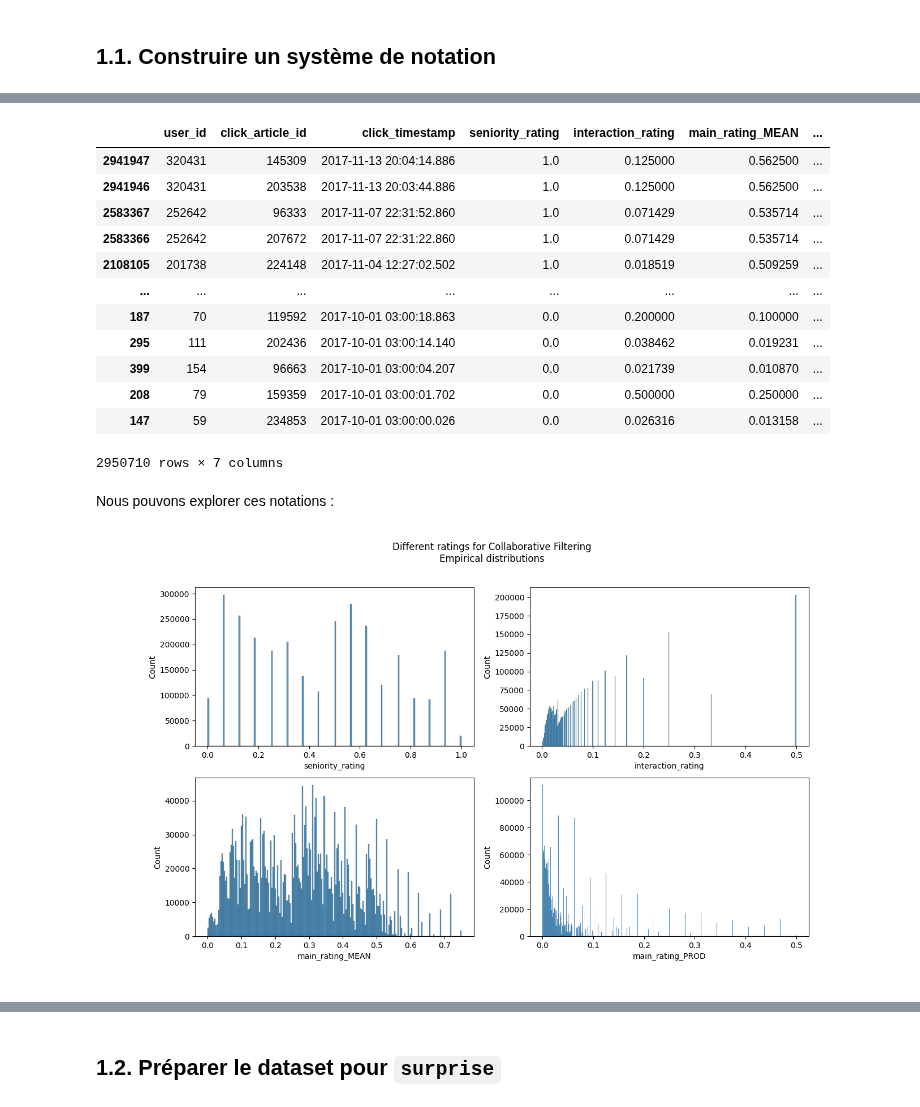
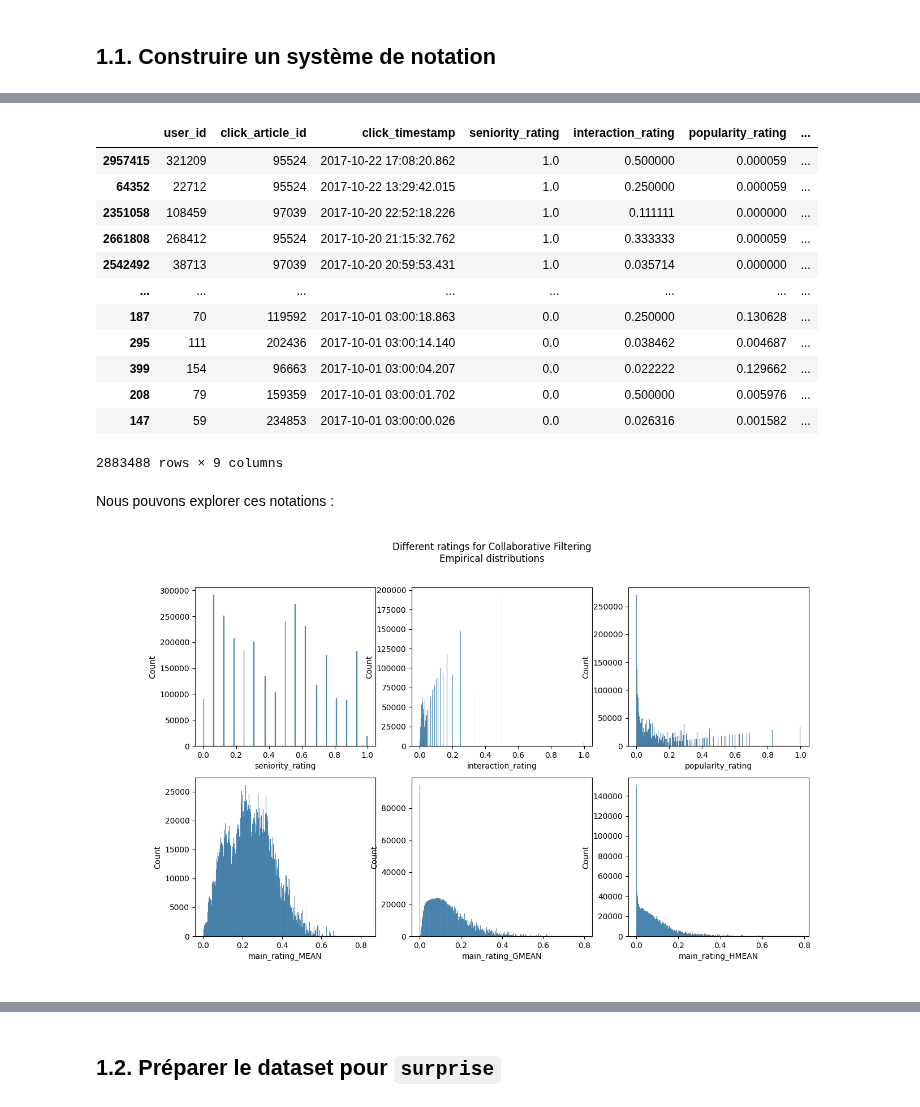
Before and after one commit to ClementPatin/OC-P9, a Jupyter notebook: Patin_Clement_2_scripts_052024.ipynb, the cells around one changed output, grey strips where cells are left out. Saved outputs shown, nothing was run; the diff lists cells and outputs as text; code cells hidden in the pictures.

```diff
--- a/Patin_Clement_2_scripts_052024.ipynb
+++ b/Patin_Clement_2_scripts_052024.ipynb
@@ -375,0 +384,6 @@ Pour éviter cela nous allons **pondérer** les notes **en fonction du niveau d'
+# %%
+# explore the the number of times a article has been read
+articles_counter = clicks_df["click_article_id"].value_counts().to_frame()
+articles_counter.rename({"count":"numbers_of_occurrences"}, axis=1, inplace=True)
+# use custum function myDescribe
+mf.myDescribe(articles_counter)
@@ -479,9 +641,16 @@ Nous allons construire notre système de notation. Comme vu précédemment, celu
 if "data_cf.joblib" not in os.listdir("mySaves/working_dfs") :
     # create copy
     data_cf = clicks_df.copy()[["user_id", "click_article_id", "click_timestamp"]]
-    # del useless dfs
-    del clicks_df, clicks_by_uid, meta_df
-    gc.collect()
+
+    # get rid of duplicates
+    # we keep "last", the oldest
+    data_cf.drop_duplicates(subset=["user_id", "click_article_id"], inplace=True, keep="last")
+
+    # delete articles that have been read less than 2 times
+    article_counter = data_cf["click_article_id"].value_counts()
+    article_counter_filtered = article_counter.loc[article_counter >= 10]
+    mask = data_cf["click_article_id"].isin(article_counter_filtered.index)
+    data_cf = data_cf.loc[mask]
 
     # create ratings
     data_cf["seniority_rating"] = mf.my_seniority_rating (
@@ -496,13 +665,16 @@ if "data_cf.joblib" not in os.listdir("mySaves/working_dfs") :
         article_series=data_cf["click_article_id"]
         )
 
-    # get rid of duplicates
-    # we keep "last", the oldest
-    data_cf.drop_duplicates(subset=["user_id", "click_article_id"], inplace=True, keep="last")
+    data_cf["popularity_rating"] = mf.my_popularity_rating(
+        article_series=data_cf["click_article_id"],
+        min_count_for_best=1000
+    )
 
     # test combinations
-    data_cf["main_rating_MEAN"] = data_cf[["seniority_rating", "interaction_rating"]].mean(axis=1)
-    data_cf["main_rating_PROD"] = data_cf["seniority_rating"] * data_cf["interaction_rating"]
+    data_cf["main_rating_MEAN"] = data_cf[["seniority_rating", "interaction_rating", "popularity_rating"]].mean(axis=1)
+    data_cf["main_rating_GMEAN"] = (data_cf[["seniority_rating", "interaction_rating", "popularity_rating"]].prod(axis=1))**(1/3)
+    from scipy import stats
+    data_cf["main_rating_HMEAN"] = data_cf[["seniority_rating", "interaction_rating", "popularity_rating"]].apply(stats.hmean, axis=1)
 
     # save
     dump(data_cf, "mySaves/working_dfs/data_cf.joblib")
@@ -513,46 +685,46 @@ else :
 # %%
 data_cf
 # %% [output]
-|  | user_id | click_article_id | click_timestamp | seniority_rating | interaction_rating | main_rating_MEAN | ... |
-| 2941947 | 320431 | 145309 | 2017-11-13 20:04:14.886 | 1.0 | 0.125000 | 0.562500 | ... |
-| 2941946 | 320431 | 203538 | 2017-11-13 20:03:44.886 | 1.0 | 0.125000 | 0.562500 | ... |
-| 2583367 | 252642 | 96333 | 2017-11-07 22:31:52.860 | 1.0 | 0.071429 | 0.535714 | ... |
-| 2583366 | 252642 | 207672 | 2017-11-07 22:31:22.860 | 1.0 | 0.071429 | 0.535714 | ... |
-| 2108105 | 201738 | 224148 | 2017-11-04 12:27:02.502 | 1.0 | 0.018519 | 0.509259 | ... |
+|  | user_id | click_article_id | click_timestamp | seniority_rating | interaction_rating | popularity_rating | ... |
+| 2957415 | 321209 | 95524 | 2017-10-22 17:08:20.862 | 1.0 | 0.500000 | 0.000059 | ... |
+| 64352 | 22712 | 95524 | 2017-10-22 13:29:42.015 | 1.0 | 0.250000 | 0.000059 | ... |
+| 2351058 | 108459 | 97039 | 2017-10-20 22:52:18.226 | 1.0 | 0.111111 | 0.000000 | ... |
+| 2661808 | 268412 | 95524 | 2017-10-20 21:15:32.762 | 1.0 | 0.333333 | 0.000059 | ... |
+| 2542492 | 38713 | 97039 | 2017-10-20 20:59:53.431 | 1.0 | 0.035714 | 0.000000 | ... |
 | ... | ... | ... | ... | ... | ... | ... | ... |
-| 187 | 70 | 119592 | 2017-10-01 03:00:18.863 | 0.0 | 0.200000 | 0.100000 | ... |
-| 295 | 111 | 202436 | 2017-10-01 03:00:14.140 | 0.0 | 0.038462 | 0.019231 | ... |
-| 399 | 154 | 96663 | 2017-10-01 03:00:04.207 | 0.0 | 0.021739 | 0.010870 | ... |
-| 208 | 79 | 159359 | 2017-10-01 03:00:01.702 | 0.0 | 0.500000 | 0.250000 | ... |
-| 147 | 59 | 234853 | 2017-10-01 03:00:00.026 | 0.0 | 0.026316 | 0.013158 | ... |
+| 187 | 70 | 119592 | 2017-10-01 03:00:18.863 | 0.0 | 0.250000 | 0.130628 | ... |
+| 295 | 111 | 202436 | 2017-10-01 03:00:14.140 | 0.0 | 0.038462 | 0.004687 | ... |
+| 399 | 154 | 96663 | 2017-10-01 03:00:04.207 | 0.0 | 0.022222 | 0.129662 | ... |
+| 208 | 79 | 159359 | 2017-10-01 03:00:01.702 | 0.0 | 0.500000 | 0.005976 | ... |
+| 147 | 59 | 234853 | 2017-10-01 03:00:00.026 | 0.0 | 0.026316 | 0.001582 | ... |
-2950710 rows × 7 columns
+2883488 rows × 9 columns
 # %% [markdown]
 Nous pouvons explorer ces notations :
 # %%
 # explore "seniority_rating", "interaction_rating" and their combinations
 
 if "cf_ratings_explore.png" not in os.listdir("mySaves/images/plots") :
 
     ## plot "seniority_rating", "interaction_rating" and their combinations
 
     # create figure
-    fig, axs = plt.subplots(2,2, figsize=(14,8))
+    fig, axs = plt.subplots(2,3, figsize=(14,8))
     axs = axs.flatten()
 
     # plot
-    for i, col in enumerate(["seniority_rating", "interaction_rating", "main_rating_MEAN", "main_rating_PROD"]) :
+    for i, col in enumerate(["seniority_rating", "interaction_rating", "popularity_rating", "main_rating_MEAN", "main_rating_GMEAN", "main_rating_HMEAN"]) :
         sns.histplot(data_cf[col], ax=axs[i])
 
     # title
     fig.suptitle("Different ratings for Collaborative Filtering\nEmpirical distributions")
 
     # save
     fig.savefig("mySaves/images/plots/cf_ratings_explore.png")
 
     plt.show()
 
 else :
     # load image
     display(Image.open("mySaves/images/plots/cf_ratings_explore.png"))
 # %% [output]
-[figure, old version]
+[figure, new version]
```
Also changed, not shown: parts of 82 cells of this notebook, 16 other files.
